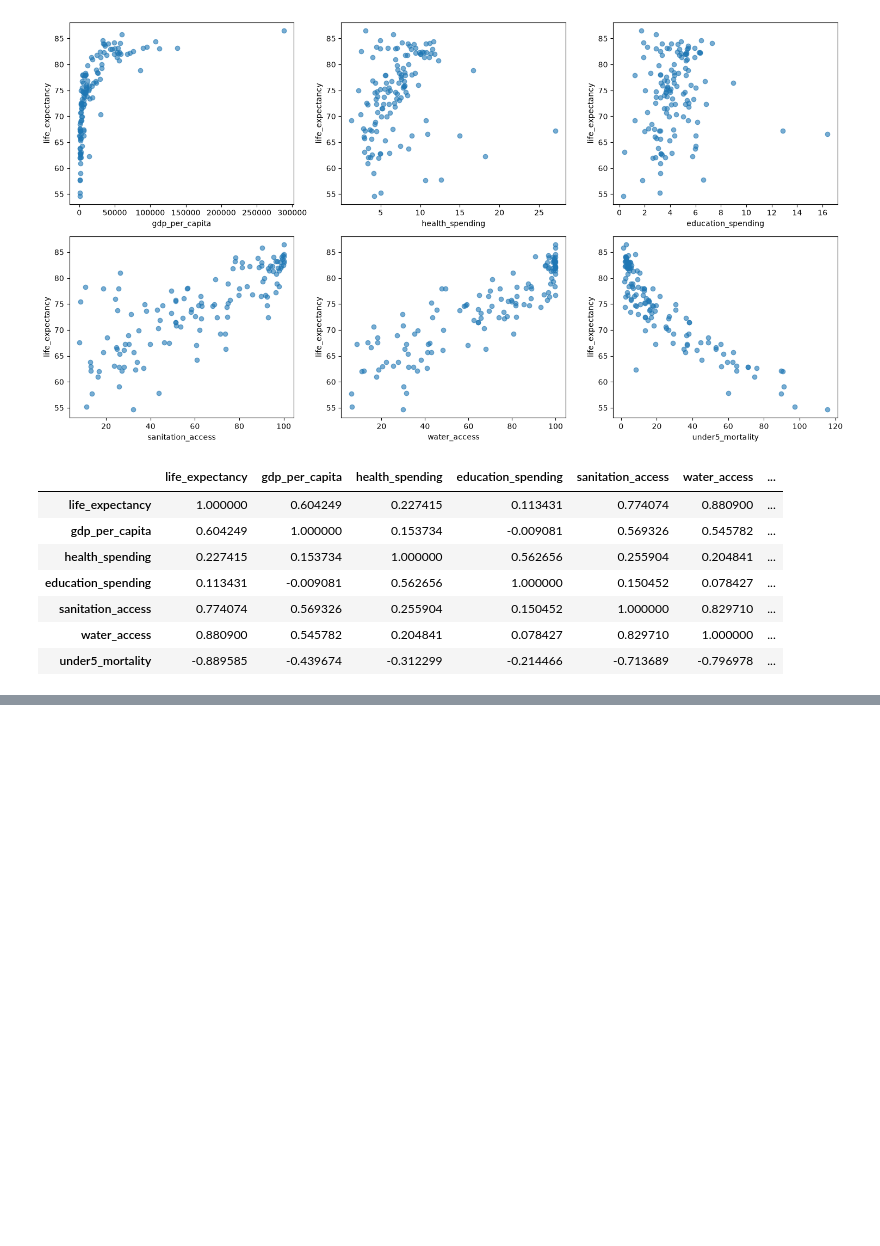
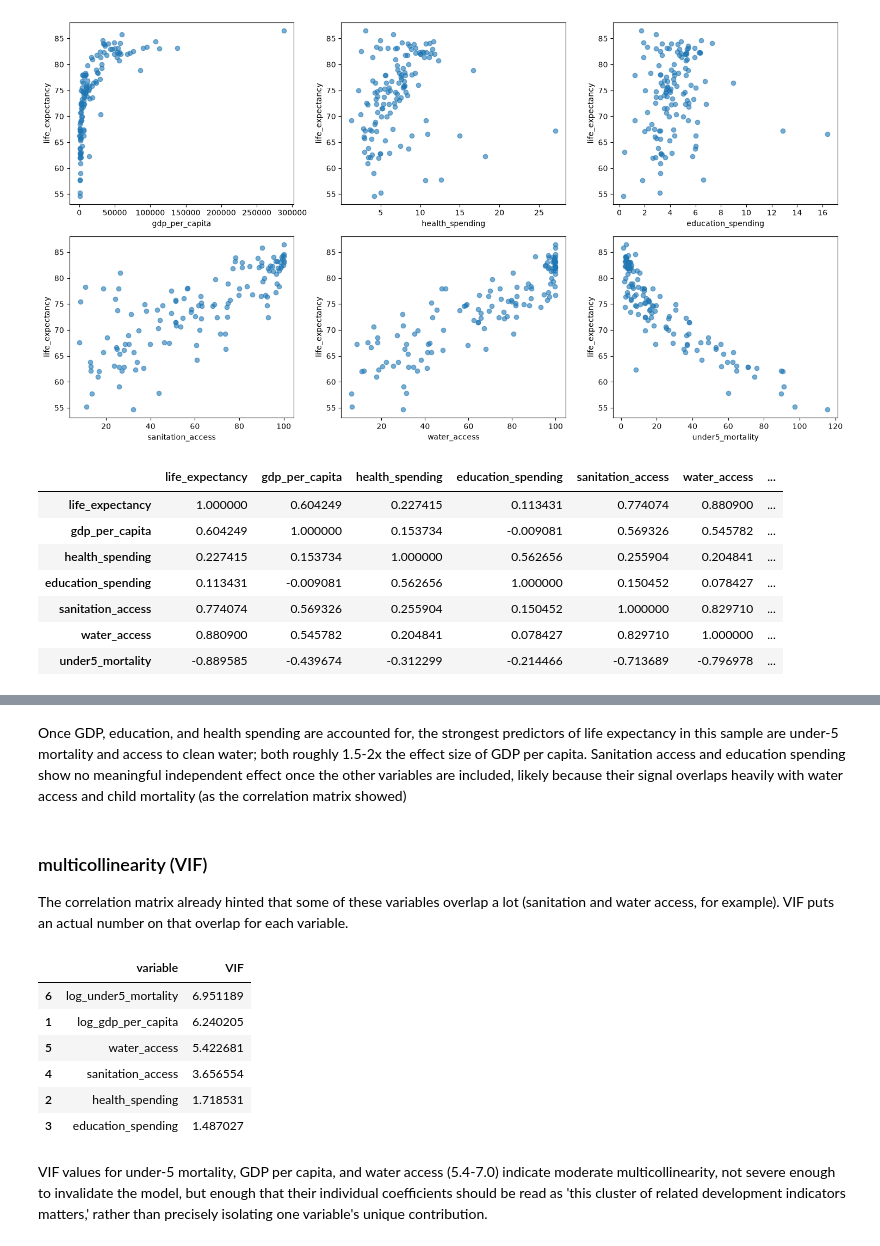
Before and after one commit to rappiok/Life-Expectancy-Drivers, a Jupyter notebook: life_expectancy_drivers.ipynb, the cells around one changed output, grey strips where cells are left out. Cells and saved outputs as stored; diff of their text form; code cells hidden in the pictures; blank space fills up the shorter version.

```diff
--- a/life_expectancy_drivers.ipynb
+++ b/life_expectancy_drivers.ipynb
@@ -222,0 +266,15 @@ clean[["life_expectancy", "gdp_per_capita", "health_spending",
+# %%
+# Standardizing every column:  (value - mean) / standard deviation
+X_features = clean[feature_columns]
+X_standardized = (X_features - X_features.mean()) / X_features.std()
+
+y_standardized = (clean["life_expectancy"] - clean["life_expectancy"].mean()) / clean["life_expectancy"].std()
+
+X_standardized = sm.add_constant(X_standardized)
+model_standardized = sm.OLS(y_standardized, X_standardized).fit()
+
+importance = model_standardized.params.drop("const")
+importance = importance.sort_values(key=abs, ascending=False)
+
+print("Ranked by importance (biggest effect first):")
+print(importance)
@@ -222,0 +290,31 @@ clean[["life_expectancy", "gdp_per_capita", "health_spending",
+# %% [markdown]
+Once GDP, education, and health spending are accounted for, the strongest predictors of life expectancy in this sample are under-5 mortality and access to clean water; both roughly 1.5-2x the effect size of GDP per capita. Sanitation access and education spending show no meaningful independent effect once the other variables are included, likely because their signal overlaps heavily with water access and child mortality (as the correlation matrix showed)
+# %% [markdown]
+### multicollinearity (VIF)
+
+The correlation matrix already hinted that some of these variables overlap a lot (sanitation and water access, for example). VIF puts an actual number on that overlap for each variable.
+# %%
+from statsmodels.stats.outliers_influence import variance_inflation_factor
+
+X_with_const = sm.add_constant(clean[feature_columns])
+
+vif_data = pd.DataFrame()
+vif_data["variable"] = X_with_const.columns
+vif_data["VIF"] = [
+    variance_inflation_factor(X_with_const.values, i)
+    for i in range(X_with_const.shape[1])
+    ]
+
+vif_data = vif_data[vif_data["variable"] != "const"]
+
+vif_data.sort_values("VIF", ascending=False)
+# %% [output]
+|  | variable | VIF |
+| 6 | log_under5_mortality | 6.951189 |
+| 1 | log_gdp_per_capita | 6.240205 |
+| 5 | water_access | 5.422681 |
+| 4 | sanitation_access | 3.656554 |
+| 2 | health_spending | 1.718531 |
+| 3 | education_spending | 1.487027 |
+# %% [markdown]
+VIF values for under-5 mortality, GDP per capita, and water access (5.4-7.0) indicate moderate multicollinearity, not severe enough to invalidate the model, but enough that their individual coefficients should be read as 'this cluster of related development indicators matters,' rather than precisely isolating one variable's unique contribution.
```
Also changed, not shown: parts of 4 cells of this notebook.
